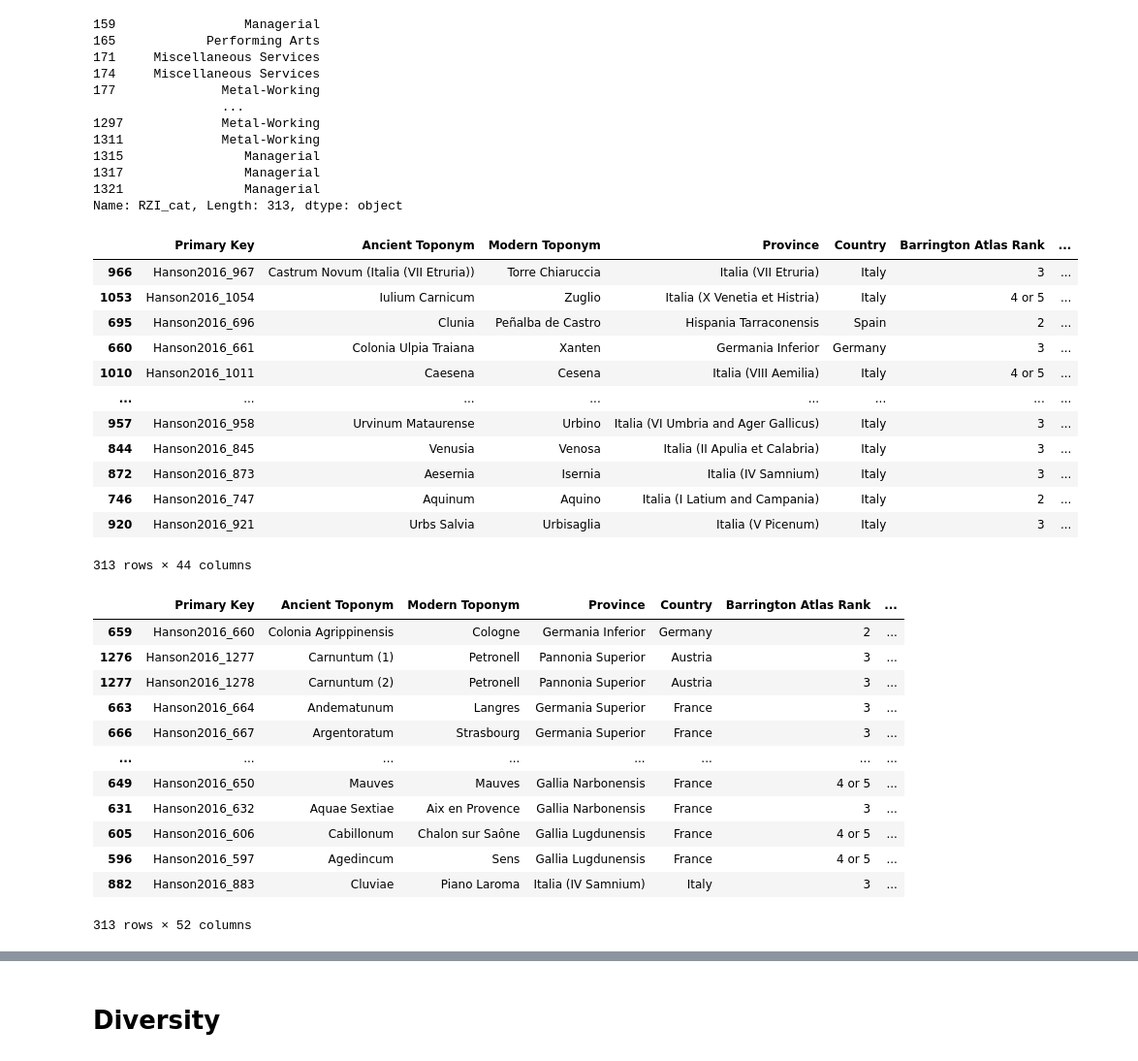
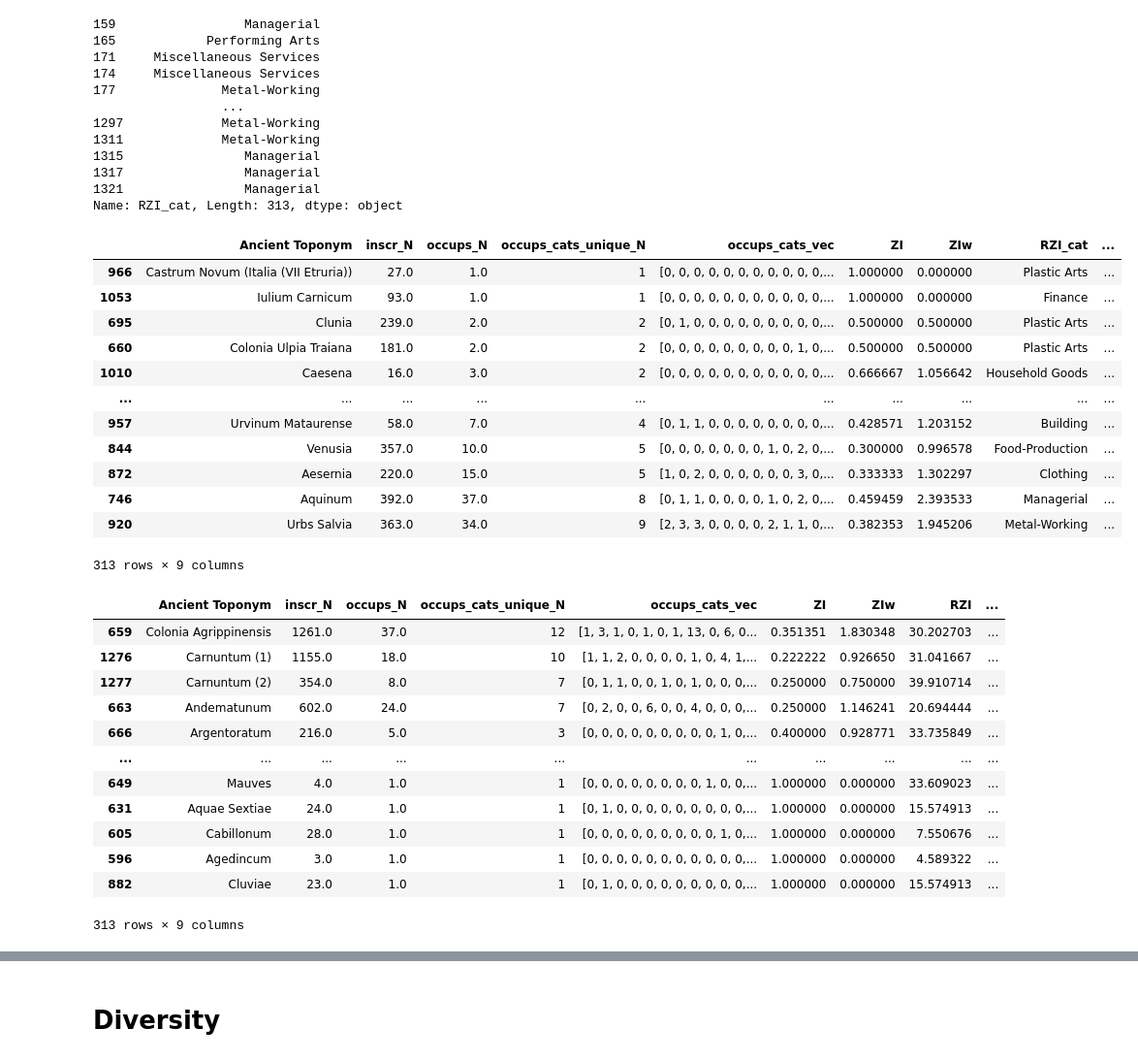
Before and after one commit to sdam-au/social_diversity, a Jupyter notebook: scripts/DIVERSITYvsSPECIALIZATION.ipynb, the cells around one changed output, grey strips where cells are left out. Shown at 97% size. Cells and saved outputs as stored; diff of their text form; code cells hidden in the pictures.

```diff
--- a/scripts/DIVERSITYvsSPECIALIZATION.ipynb
+++ b/scripts/DIVERSITYvsSPECIALIZATION.ipynb
@@ -546,38 +546,38 @@ roman_cities_wo["RZI_cat"]
 1321                Managerial
 Name: RZI_cat, Length: 313, dtype: object
 # %%
-roman_cities_wo.sort_values("RZI", ascending=False)
+roman_cities_wo.sort_values("RZI", ascending=False)[["Ancient Toponym", "inscr_N", "occups_N", "occups_cats_unique_N", "occups_cats_vec", "ZI", "ZIw", "RZI_cat", "RZI"]]
 # %% [output]
-|  | Primary Key | Ancient Toponym | Modern Toponym | Province | Country | Barrington Atlas Rank | ... |
-| 966 | Hanson2016_967 | Castrum Novum (Italia (VII Etruria)) | Torre Chiaruccia | Italia (VII Etruria) | Italy | 3 | ... |
-| 1053 | Hanson2016_1054 | Iulium Carnicum | Zuglio | Italia (X Venetia et Histria) | Italy | 4 or 5 | ... |
-| 695 | Hanson2016_696 | Clunia | Peñalba de Castro | Hispania Tarraconensis | Spain | 2 | ... |
-| 660 | Hanson2016_661 | Colonia Ulpia Traiana | Xanten | Germania Inferior | Germany | 3 | ... |
-| 1010 | Hanson2016_1011 | Caesena | Cesena | Italia (VIII Aemilia) | Italy | 4 or 5 | ... |
-| ... | ... | ... | ... | ... | ... | ... | ... |
-| 957 | Hanson2016_958 | Urvinum Mataurense | Urbino | Italia (VI Umbria and Ager Gallicus) | Italy | 3 | ... |
-| 844 | Hanson2016_845 | Venusia | Venosa | Italia (II Apulia et Calabria) | Italy | 3 | ... |
-| 872 | Hanson2016_873 | Aesernia | Isernia | Italia (IV Samnium) | Italy | 3 | ... |
-| 746 | Hanson2016_747 | Aquinum | Aquino | Italia (I Latium and Campania) | Italy | 2 | ... |
-| 920 | Hanson2016_921 | Urbs Salvia | Urbisaglia | Italia (V Picenum) | Italy | 3 | ... |
+|  | Ancient Toponym | inscr_N | occups_N | occups_cats_unique_N | occups_cats_vec | ZI | ZIw | RZI_cat | ... |
+| 966 | Castrum Novum (Italia (VII Etruria)) | 27.0 | 1.0 | 1 | [0, 0, 0, 0, 0, 0, 0, 0, 0, 0, 0,... | 1.000000 | 0.000000 | Plastic Arts | ... |
+| 1053 | Iulium Carnicum | 93.0 | 1.0 | 1 | [0, 0, 0, 0, 0, 0, 0, 0, 0, 0, 0,... | 1.000000 | 0.000000 | Finance | ... |
+| 695 | Clunia | 239.0 | 2.0 | 2 | [0, 1, 0, 0, 0, 0, 0, 0, 0, 0, 0,... | 0.500000 | 0.500000 | Plastic Arts | ... |
+| 660 | Colonia Ulpia Traiana | 181.0 | 2.0 | 2 | [0, 0, 0, 0, 0, 0, 0, 0, 0, 1, 0,... | 0.500000 | 0.500000 | Plastic Arts | ... |
+| 1010 | Caesena | 16.0 | 3.0 | 2 | [0, 0, 0, 0, 0, 0, 0, 0, 0, 0, 0,... | 0.666667 | 1.056642 | Household Goods | ... |
+| ... | ... | ... | ... | ... | ... | ... | ... | ... | ... |
+| 957 | Urvinum Mataurense | 58.0 | 7.0 | 4 | [0, 1, 1, 0, 0, 0, 0, 0, 0, 0, 0,... | 0.428571 | 1.203152 | Building | ... |
+| 844 | Venusia | 357.0 | 10.0 | 5 | [0, 0, 0, 0, 0, 0, 0, 1, 0, 2, 0,... | 0.300000 | 0.996578 | Food-Production | ... |
+| 872 | Aesernia | 220.0 | 15.0 | 5 | [1, 0, 2, 0, 0, 0, 0, 0, 0, 3, 0,... | 0.333333 | 1.302297 | Clothing | ... |
+| 746 | Aquinum | 392.0 | 37.0 | 8 | [0, 1, 1, 0, 0, 0, 0, 1, 0, 2, 0,... | 0.459459 | 2.393533 | Managerial | ... |
+| 920 | Urbs Salvia | 363.0 | 34.0 | 9 | [2, 3, 3, 0, 0, 0, 0, 2, 1, 1, 0,... | 0.382353 | 1.945206 | Metal-Working | ... |
-313 rows × 44 columns
+313 rows × 9 columns
 # %%
 roman_cities_wo["RZIw"] = roman_cities_wo.apply(lambda row: row["RZI"] * row["occups_N_log"], axis=1)
-roman_cities_wo.sort_values("RZIw", ascending=False)
+roman_cities_wo.sort_values("RZIw", ascending=False)[["Ancient Toponym", "inscr_N", "occups_N", "occups_cats_unique_N", "occups_cats_vec", "ZI", "ZIw", "RZI", "RZIw"]]
 # %% [output]
-|  | Primary Key | Ancient Toponym | Modern Toponym | Province | Country | Barrington Atlas Rank | ... |
-| 659 | Hanson2016_660 | Colonia Agrippinensis | Cologne | Germania Inferior | Germany | 2 | ... |
-| 1276 | Hanson2016_1277 | Carnuntum (1) | Petronell | Pannonia Superior | Austria | 3 | ... |
-| 1277 | Hanson2016_1278 | Carnuntum (2) | Petronell | Pannonia Superior | Austria | 3 | ... |
-| 663 | Hanson2016_664 | Andematunum | Langres | Germania Superior | France | 3 | ... |
-| 666 | Hanson2016_667 | Argentoratum | Strasbourg | Germania Superior | France | 3 | ... |
-| ... | ... | ... | ... | ... | ... | ... | ... |
-| 649 | Hanson2016_650 | Mauves | Mauves | Gallia Narbonensis | France | 4 or 5 | ... |
-| 631 | Hanson2016_632 | Aquae Sextiae | Aix en Provence | Gallia Narbonensis | France | 3 | ... |
-| 605 | Hanson2016_606 | Cabillonum | Chalon sur Saône | Gallia Lugdunensis | France | 4 or 5 | ... |
-| 596 | Hanson2016_597 | Agedincum | Sens | Gallia Lugdunensis | France | 4 or 5 | ... |
-| 882 | Hanson2016_883 | Cluviae | Piano Laroma | Italia (IV Samnium) | Italy | 3 | ... |
+|  | Ancient Toponym | inscr_N | occups_N | occups_cats_unique_N | occups_cats_vec | ZI | ZIw | RZI | ... |
+| 659 | Colonia Agrippinensis | 1261.0 | 37.0 | 12 | [1, 3, 1, 0, 1, 0, 1, 13, 0, 6, 0... | 0.351351 | 1.830348 | 30.202703 | ... |
+| 1276 | Carnuntum (1) | 1155.0 | 18.0 | 10 | [1, 1, 2, 0, 0, 0, 0, 1, 0, 4, 1,... | 0.222222 | 0.926650 | 31.041667 | ... |
+| 1277 | Carnuntum (2) | 354.0 | 8.0 | 7 | [0, 1, 1, 0, 0, 1, 0, 1, 0, 0, 0,... | 0.250000 | 0.750000 | 39.910714 | ... |
+| 663 | Andematunum | 602.0 | 24.0 | 7 | [0, 2, 0, 0, 6, 0, 0, 4, 0, 0, 0,... | 0.250000 | 1.146241 | 20.694444 | ... |
+| 666 | Argentoratum | 216.0 | 5.0 | 3 | [0, 0, 0, 0, 0, 0, 0, 0, 0, 1, 0,... | 0.400000 | 0.928771 | 33.735849 | ... |
+| ... | ... | ... | ... | ... | ... | ... | ... | ... | ... |
+| 649 | Mauves | 4.0 | 1.0 | 1 | [0, 0, 0, 0, 0, 0, 0, 0, 1, 0, 0,... | 1.000000 | 0.000000 | 33.609023 | ... |
+| 631 | Aquae Sextiae | 24.0 | 1.0 | 1 | [0, 1, 0, 0, 0, 0, 0, 0, 0, 0, 0,... | 1.000000 | 0.000000 | 15.574913 | ... |
+| 605 | Cabillonum | 28.0 | 1.0 | 1 | [0, 0, 0, 0, 0, 0, 0, 0, 0, 1, 0,... | 1.000000 | 0.000000 | 7.550676 | ... |
+| 596 | Agedincum | 3.0 | 1.0 | 1 | [0, 0, 0, 0, 0, 0, 0, 0, 0, 0, 0,... | 1.000000 | 0.000000 | 4.589322 | ... |
+| 882 | Cluviae | 23.0 | 1.0 | 1 | [0, 1, 0, 0, 0, 0, 0, 0, 0, 0, 0,... | 1.000000 | 0.000000 | 15.574913 | ... |
-313 rows × 52 columns
+313 rows × 9 columns
 # %%
 # shares squared:
 
```
Also changed, not shown: parts of 42 cells of this notebook, 1 other file.
